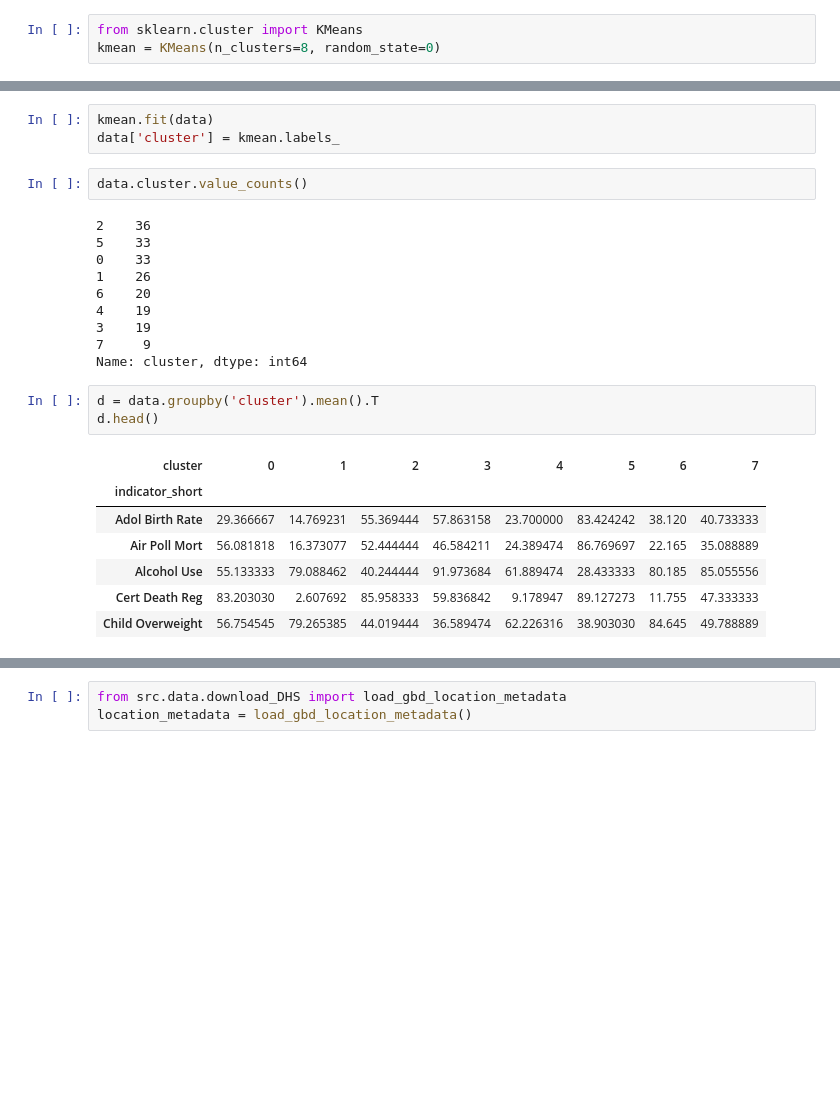
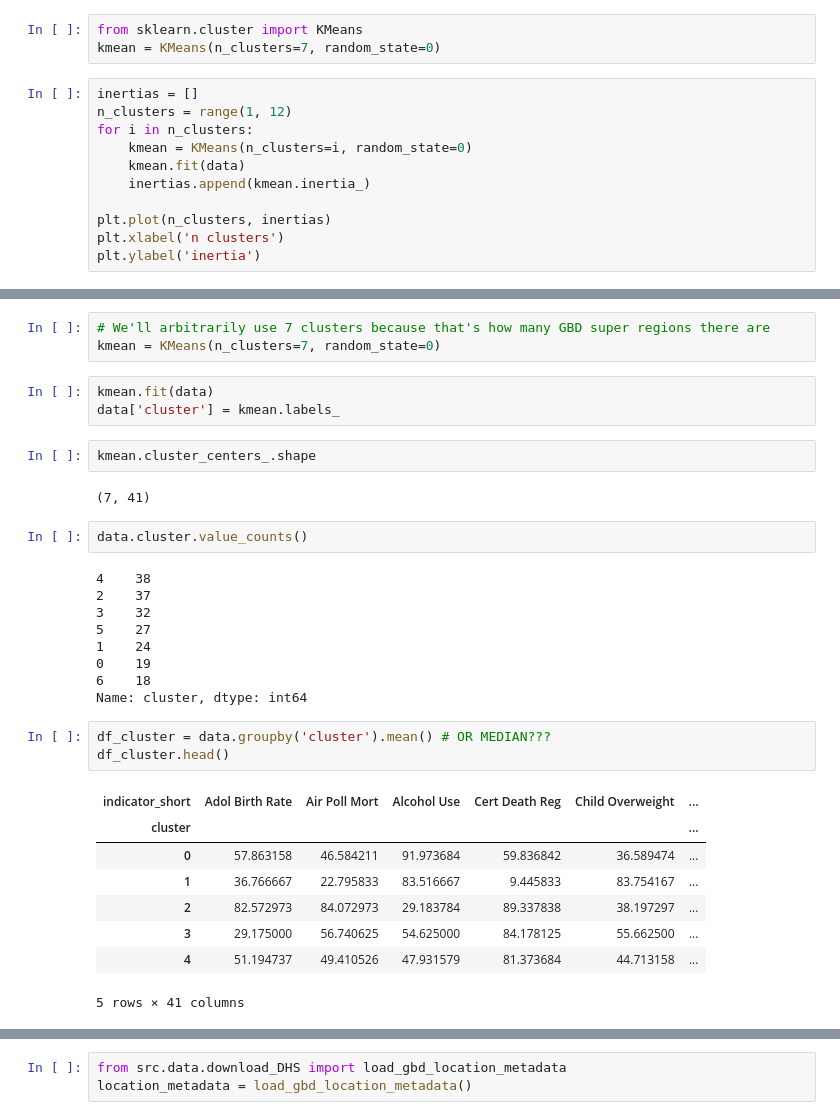
Before and after one commit to zwrankin/health_indicators, a Jupyter notebook: health_indicators/notebooks/2019_01_28_GBD_SDG_clustering.ipynb, the cells around one changed output, grey strips where cells are left out. Drawn from its saved outputs; the diff is of its cells as text; blank space fills up the shorter version.

Commit message:
better visualizations of clustering notebook

```diff
--- a/health_indicators/notebooks/2019_01_28_GBD_SDG_clustering.ipynb
+++ b/health_indicators/notebooks/2019_01_28_GBD_SDG_clustering.ipynb
@@ -51,3 +59,14 @@ data.head()
 # %%
 from sklearn.cluster import KMeans
-kmean = KMeans(n_clusters=8, random_state=0)
+kmean = KMeans(n_clusters=7, random_state=0)
+# %%
+inertias = []
+n_clusters = range(1, 12)
+for i in n_clusters:
+    kmean = KMeans(n_clusters=i, random_state=0)
+    kmean.fit(data)
+    inertias.append(kmean.inertia_)
+
+plt.plot(n_clusters, inertias)
+plt.xlabel('n clusters')
+plt.ylabel('inertia')
@@ -54,26 +76,33 @@ kmean = KMeans(n_clusters=8, random_state=0)
+# %%
+# We'll arbitrarily use 7 clusters because that's how many GBD super regions there are
+kmean = KMeans(n_clusters=7, random_state=0)
 # %%
 kmean.fit(data)
 data['cluster'] = kmean.labels_
+# %%
+kmean.cluster_centers_.shape
+# %% [output]
+(7, 41)
 # %%
 data.cluster.value_counts()
 # %% [output]
-2    36
-5    33
-0    33
-1    26
-6    20
-4    19
-3    19
-7     9
+4    38
+2    37
+3    32
+5    27
+1    24
+0    19
+6    18
 Name: cluster, dtype: int64
 # %%
-d = data.groupby('cluster').mean().T
-d.head()
+df_cluster = data.groupby('cluster').mean() # OR MEDIAN???
+df_cluster.head()
 # %% [output]
-| cluster | 0 | 1 | 2 | 3 | 4 | 5 | 6 | 7 |
-| indicator_short |  |  |  |  |  |  |  |  |
-| Adol Birth Rate | 29.366667 | 14.769231 | 55.369444 | 57.863158 | 23.700000 | 83.424242 | 38.120 | 40.733333 |
-| Air Poll Mort | 56.081818 | 16.373077 | 52.444444 | 46.584211 | 24.389474 | 86.769697 | 22.165 | 35.088889 |
-| Alcohol Use | 55.133333 | 79.088462 | 40.244444 | 91.973684 | 61.889474 | 28.433333 | 80.185 | 85.055556 |
-| Cert Death Reg | 83.203030 | 2.607692 | 85.958333 | 59.836842 | 9.178947 | 89.127273 | 11.755 | 47.333333 |
-| Child Overweight | 56.754545 | 79.265385 | 44.019444 | 36.589474 | 62.226316 | 38.903030 | 84.645 | 49.788889 |
+| indicator_short | Adol Birth Rate | Air Poll Mort | Alcohol Use | Cert Death Reg | Child Overweight | ... |
+| cluster |  |  |  |  |  | ... |
+| 0 | 57.863158 | 46.584211 | 91.973684 | 59.836842 | 36.589474 | ... |
+| 1 | 36.766667 | 22.795833 | 83.516667 | 9.445833 | 83.754167 | ... |
+| 2 | 82.572973 | 84.072973 | 29.183784 | 89.337838 | 38.197297 | ... |
+| 3 | 29.175000 | 56.740625 | 54.625000 | 84.178125 | 55.662500 | ... |
+| 4 | 51.194737 | 49.410526 | 47.931579 | 81.373684 | 44.713158 | ... |
+5 rows × 41 columns
```
Also changed, not shown: parts of 34 cells of this notebook.
